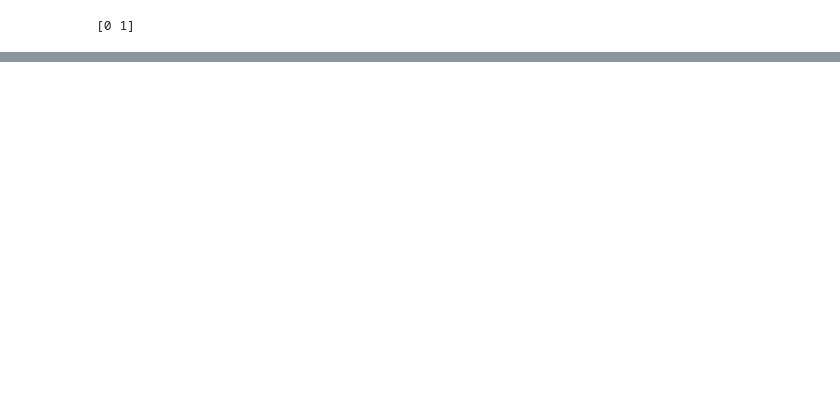
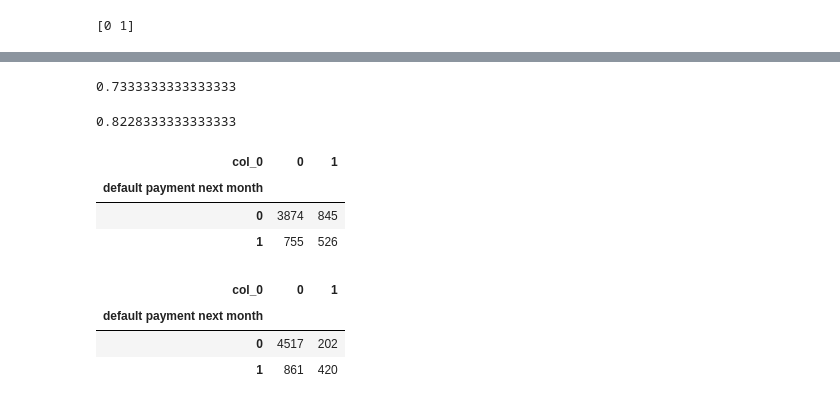
Before and after one commit to eaplatt3/Quiz-work, a Jupyter notebook: QuizProgram.ipynb, the cells around one changed output, grey strips where cells are left out. Saved outputs shown, nothing was run; the diff lists cells and outputs as text; code cells hidden in the pictures; blank space fills up the shorter version.

```diff
--- a/QuizProgram.ipynb
+++ b/QuizProgram.ipynb
@@ -103,0 +110,30 @@ KeyboardInterrupt:
+# %%
+# Predictions on the test set
+y_pred_1 = model.predict(X_test)
+
+# Compute accuracy, sensitivity, and specificity
+accuracy_score(y_test, y_pred_1)
+# %% [output]
+0.7333333333333333
+# %%
+# Predictions on the test set
+y_pred_2 = pruned_tree.predict(X_test)
+
+# Compute accuracy, sensitivity, and specificity
+accuracy_score(y_test, y_pred_2)
+# %% [output]
+0.8228333333333333
+# %%
+pd.crosstab(y_test, y_pred_1)
+# %% [output]
+| col_0 | 0 | 1 |
+| default payment next month |  |  |
+| 0 | 3874 | 845 |
+| 1 | 755 | 526 |
+# %%
+pd.crosstab(y_test, y_pred_2)
+# %% [output]
+| col_0 | 0 | 1 |
+| default payment next month |  |  |
+| 0 | 4517 | 202 |
+| 1 | 861 | 420 |
```
Also changed, not shown: parts of 10 cells of this notebook.
